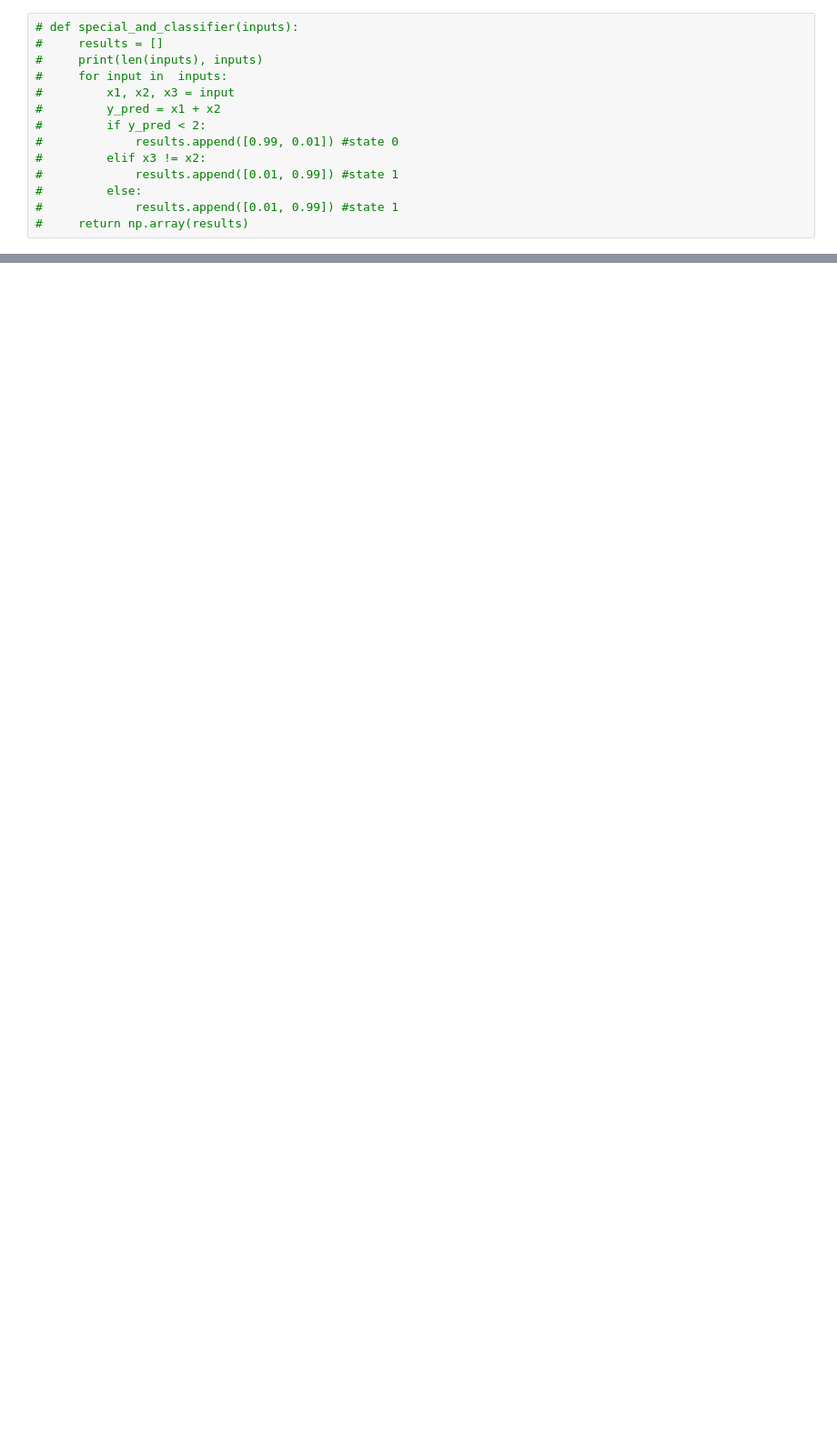
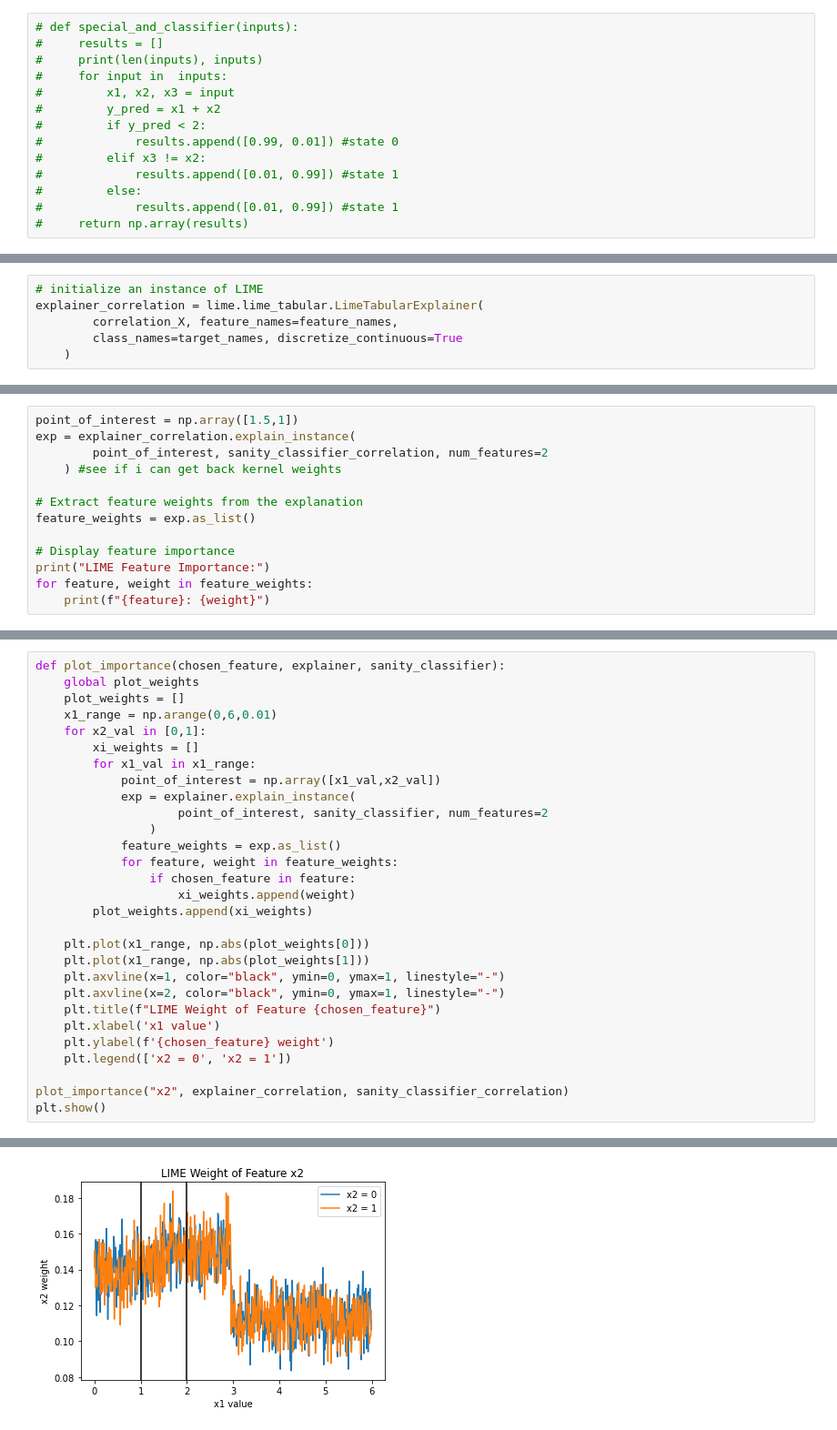
Before and after one commit to jjdrisco/dsc291project, a Jupyter notebook: lime_tabular_local_importance.ipynb, the cells around one changed output, grey strips where cells are left out. Shown at 91% size. Cells and saved outputs as stored; diff of their text form; blank space fills up the shorter version.

```diff
--- a/lime_tabular_local_importance.ipynb
+++ b/lime_tabular_local_importance.ipynb
@@ -228,0 +147,6 @@ General use case: potentially test on example,
+# %%
+# initialize an instance of LIME
+explainer_correlation = lime.lime_tabular.LimeTabularExplainer(
+        correlation_X, feature_names=feature_names,
+        class_names=target_names, discretize_continuous=True
+    )
@@ -228,0 +182,13 @@ General use case: potentially test on example,
+# %%
+point_of_interest = np.array([1.5,1])
+exp = explainer_correlation.explain_instance(
+        point_of_interest, sanity_classifier_correlation, num_features=2
+    ) #see if i can get back kernel weights
+
+# Extract feature weights from the explanation
+feature_weights = exp.as_list()
+
+# Display feature importance
+print("LIME Feature Importance:")
+for feature, weight in feature_weights:
+    print(f"{feature}: {weight}")
@@ -228,0 +214,30 @@ General use case: potentially test on example,
+# %%
+def plot_importance(chosen_feature, explainer, sanity_classifier):
+    global plot_weights
+    plot_weights = []
+    x1_range = np.arange(0,6,0.01)
+    for x2_val in [0,1]:
+        xi_weights = []
+        for x1_val in x1_range:
+            point_of_interest = np.array([x1_val,x2_val])
+            exp = explainer.explain_instance(
+                    point_of_interest, sanity_classifier, num_features=2
+                )
+            feature_weights = exp.as_list()
+            for feature, weight in feature_weights:
+                if chosen_feature in feature:
+                    xi_weights.append(weight)
+        plot_weights.append(xi_weights)
+
+    plt.plot(x1_range, np.abs(plot_weights[0]))
+    plt.plot(x1_range, np.abs(plot_weights[1]))
+    plt.axvline(x=1, color="black", ymin=0, ymax=1, linestyle="-")
+    plt.axvline(x=2, color="black", ymin=0, ymax=1, linestyle="-")
+    plt.title(f"LIME Weight of Feature {chosen_feature}")
+    plt.xlabel('x1 value')
+    plt.ylabel(f'{chosen_feature} weight')
+    plt.legend(['x2 = 0', 'x2 = 1'])
+
+plot_importance("x2", explainer_correlation, sanity_classifier_correlation)
+plt.show()
+# %% [output]
@@ -228,0 +261 @@ General use case: potentially test on example,
+[figure, added]
```
Also changed, not shown: parts of 46 cells of this notebook.
